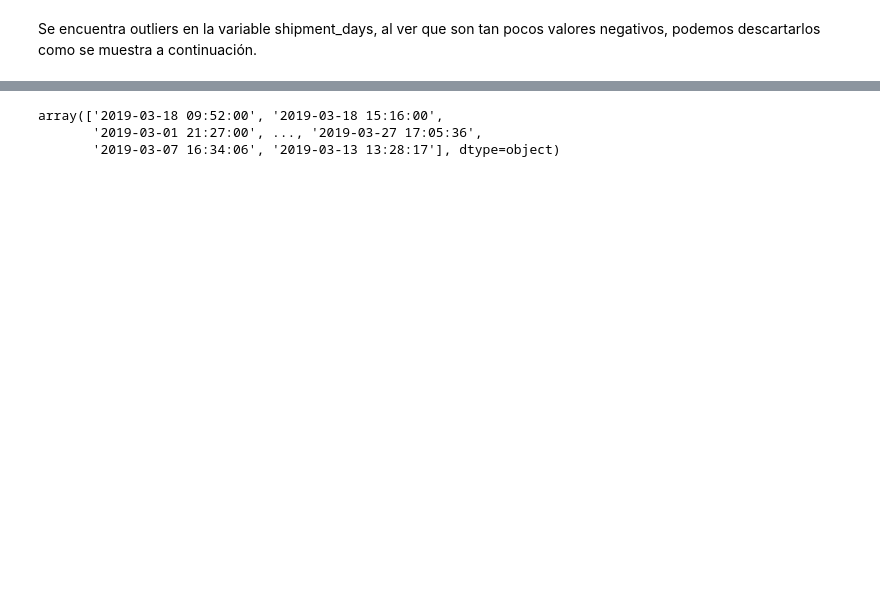
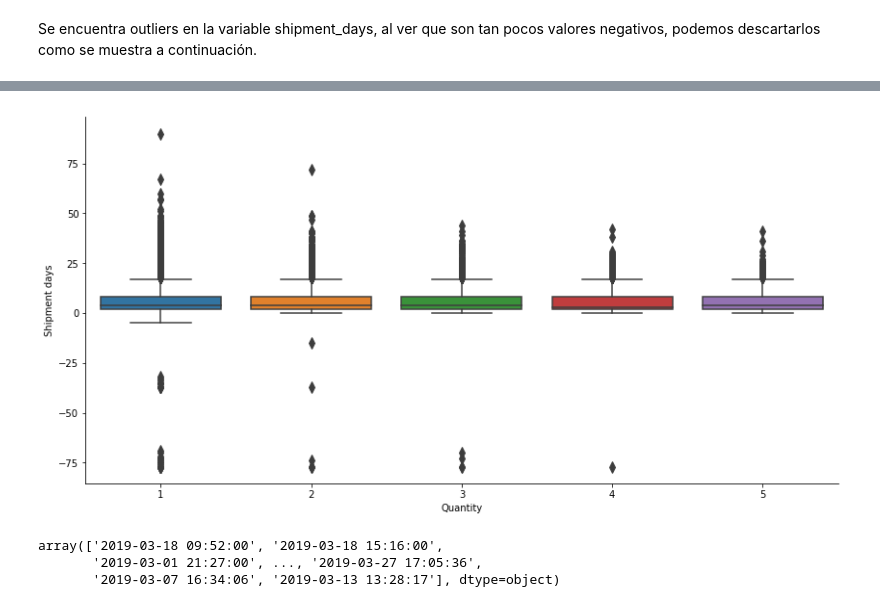
Before and after one commit to cnoeliachaves/diplodatos, a Jupyter notebook: 02_practico.ipynb, the cells around one changed output, grey strips where cells are left out. Drawn from its saved outputs; the diff is of its cells as text; code cells hidden in the pictures; blank space fills up the shorter version.

```diff
--- a/02_practico.ipynb
+++ b/02_practico.ipynb
@@ -172,11 +227,13 @@ seaborn.despine()
 # %%
 plt.figure(figsize=(14,7))
 seaborn.boxplot(data=dataset,
                 y='shipment_days', x='quantity',
                 fliersize=8)
-plt.xlabel('Shipment days')
-plt.ylabel('Quantity')
+plt.ylabel('Shipment days')
+plt.xlabel('Quantity')
 seaborn.despine()
+# %% [output]
+[figure, added]
 # %%
 dataset['date_visit'].unique()
 # %% [output]
```
Also changed, not shown: parts of 12 cells of this notebook.
